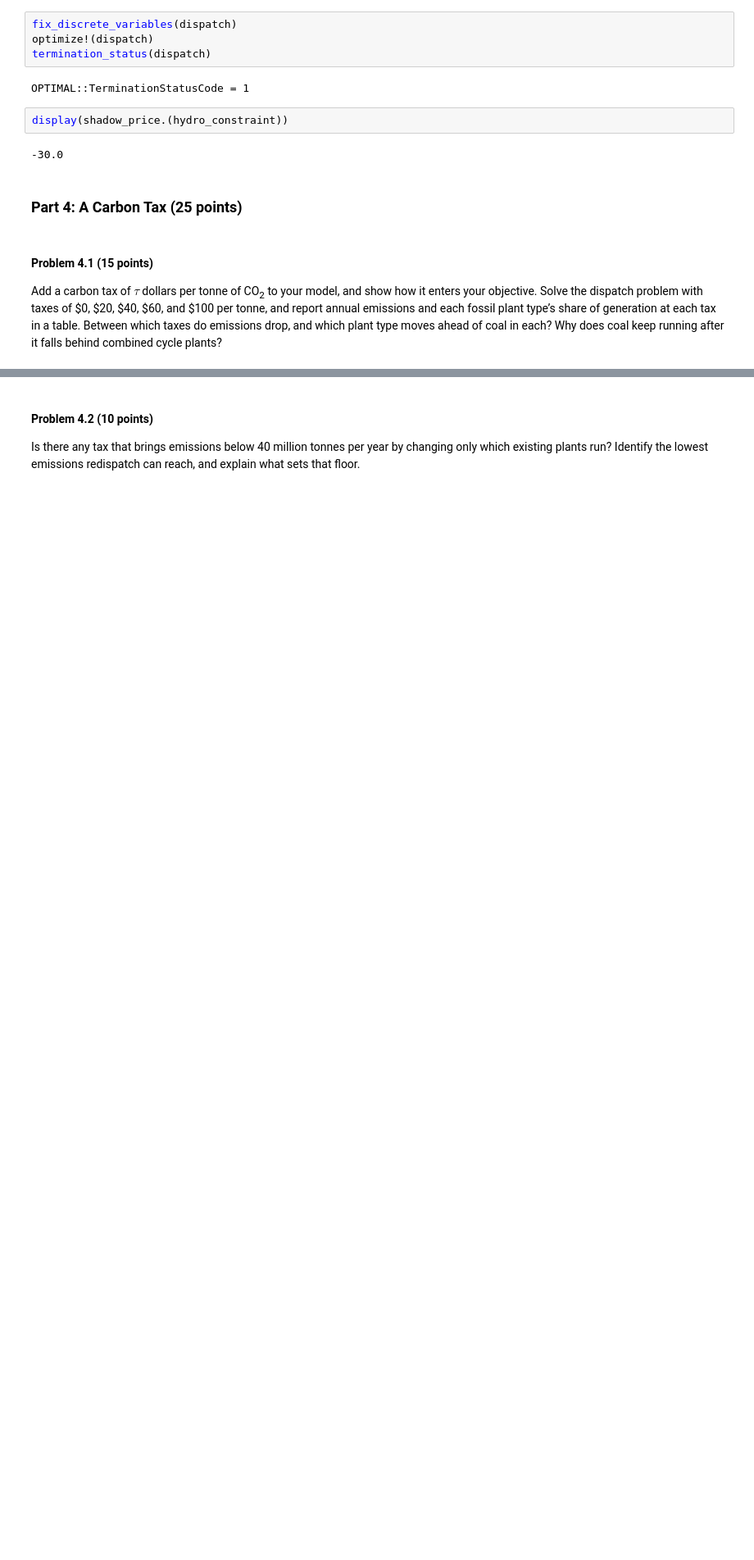
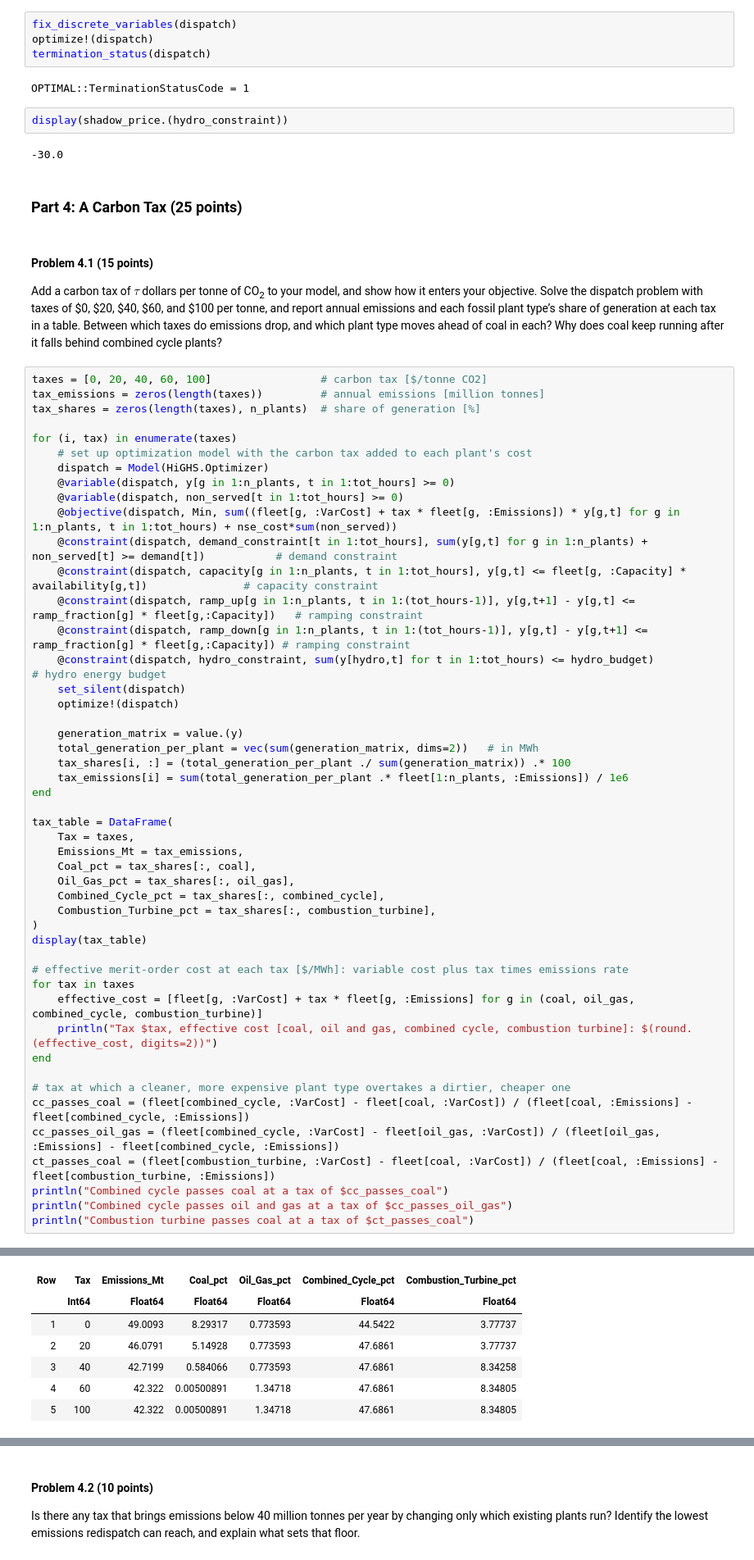
Before and after one commit to clairewang23/mp02, a Jupyter notebook: mp02.ipynb, the cells around one changed output, grey strips where cells are left out. Shown at 82% size. Drawn from its saved outputs; the diff is of its cells as text; blank space fills up the shorter version.

```diff
--- a/mp02.ipynb
+++ b/mp02.ipynb
@@ -332,3 +331,52 @@ annual emissions and each fossil plant type’s share of generation at
 each tax in a table. Between which taxes do emissions drop, and which
 plant type moves ahead of coal in each? Why does coal keep running after
 it falls behind combined cycle plants?
+# %%
+taxes = [0, 20, 40, 60, 100]                 # carbon tax [$/tonne CO2]
+tax_emissions = zeros(length(taxes))         # annual emissions [million tonnes]
+tax_shares = zeros(length(taxes), n_plants)  # share of generation [%]
+
+for (i, tax) in enumerate(taxes)
+    # set up optimization model with the carbon tax added to each plant's cost
+    dispatch = Model(HiGHS.Optimizer)
+    @variable(dispatch, y[g in 1:n_plants, t in 1:tot_hours] >= 0)
+    @variable(dispatch, non_served[t in 1:tot_hours] >= 0)
+    @objective(dispatch, Min, sum((fleet[g, :VarCost] + tax * fleet[g, :Emissions]) * y[g,t] for g in 1:n_plants, t in 1:tot_hours) + nse_cost*sum(non_served))
+    @constraint(dispatch, demand_constraint[t in 1:tot_hours], sum(y[g,t] for g in 1:n_plants) + non_served[t] >= demand[t])           # demand constraint
+    @constraint(dispatch, capacity[g in 1:n_plants, t in 1:tot_hours], y[g,t] <= fleet[g, :Capacity] * availability[g,t])               # capacity constraint
+    @constraint(dispatch, ramp_up[g in 1:n_plants, t in 1:(tot_hours-1)], y[g,t+1] - y[g,t] <= ramp_fraction[g] * fleet[g,:Capacity])   # ramping constraint
+    @constraint(dispatch, ramp_down[g in 1:n_plants, t in 1:(tot_hours-1)], y[g,t] - y[g,t+1] <= ramp_fraction[g] * fleet[g,:Capacity]) # ramping constraint
+    @constraint(dispatch, hydro_constraint, sum(y[hydro,t] for t in 1:tot_hours) <= hydro_budget)                                       # hydro energy budget
+    set_silent(dispatch)
+    optimize!(dispatch)
+
+    generation_matrix = value.(y)
+    total_generation_per_plant = vec(sum(generation_matrix, dims=2))   # in MWh
+    tax_shares[i, :] = (total_generation_per_plant ./ sum(generation_matrix)) .* 100
+    tax_emissions[i] = sum(total_generation_per_plant .* fleet[1:n_plants, :Emissions]) / 1e6
+end
+
+tax_table = DataFrame(
+    Tax = taxes,
+    Emissions_Mt = tax_emissions,
+    Coal_pct = tax_shares[:, coal],
+    Oil_Gas_pct = tax_shares[:, oil_gas],
+    Combined_Cycle_pct = tax_shares[:, combined_cycle],
+    Combustion_Turbine_pct = tax_shares[:, combustion_turbine],
+)
+display(tax_table)
+
+# effective merit-order cost at each tax [$/MWh]: variable cost plus tax times emissions rate
+for tax in taxes
+    effective_cost = [fleet[g, :VarCost] + tax * fleet[g, :Emissions] for g in (coal, oil_gas, combined_cycle, combustion_turbine)]
+    println("Tax $tax, effective cost [coal, oil and gas, combined cycle, combustion turbine]: $(round.(effective_cost, digits=2))")
+end
+
+# tax at which a cleaner, more expensive plant type overtakes a dirtier, cheaper one
+cc_passes_coal = (fleet[combined_cycle, :VarCost] - fleet[coal, :VarCost]) / (fleet[coal, :Emissions] - fleet[combined_cycle, :Emissions])
+cc_passes_oil_gas = (fleet[combined_cycle, :VarCost] - fleet[oil_gas, :VarCost]) / (fleet[oil_gas, :Emissions] - fleet[combined_cycle, :Emissions])
+ct_passes_coal = (fleet[combustion_turbine, :VarCost] - fleet[coal, :VarCost]) / (fleet[coal, :Emissions] - fleet[combustion_turbine, :Emissions])
+println("Combined cycle passes coal at a tax of $cc_passes_coal")
+println("Combined cycle passes oil and gas at a tax of $cc_passes_oil_gas")
+println("Combustion turbine passes coal at a tax of $ct_passes_coal")
+# %% [output]
@@ -334,0 +384,7 @@ it falls behind combined cycle plants?
+| Row | Tax | Emissions_Mt | Coal_pct | Oil_Gas_pct | Combined_Cycle_pct | Combustion_Turbine_pct |
+|  | Int64 | Float64 | Float64 | Float64 | Float64 | Float64 |
+| 1 | 0 | 49.0093 | 8.29317 | 0.773593 | 44.5422 | 3.77737 |
+| 2 | 20 | 46.0791 | 5.14928 | 0.773593 | 47.6861 | 3.77737 |
+| 3 | 40 | 42.7199 | 0.584066 | 0.773593 | 47.6861 | 8.34258 |
+| 4 | 60 | 42.322 | 0.00500891 | 1.34718 | 47.6861 | 8.34805 |
+| 5 | 100 | 42.322 | 0.00500891 | 1.34718 | 47.6861 | 8.34805 |
```
Also changed, not shown: parts of 9 cells of this notebook.
